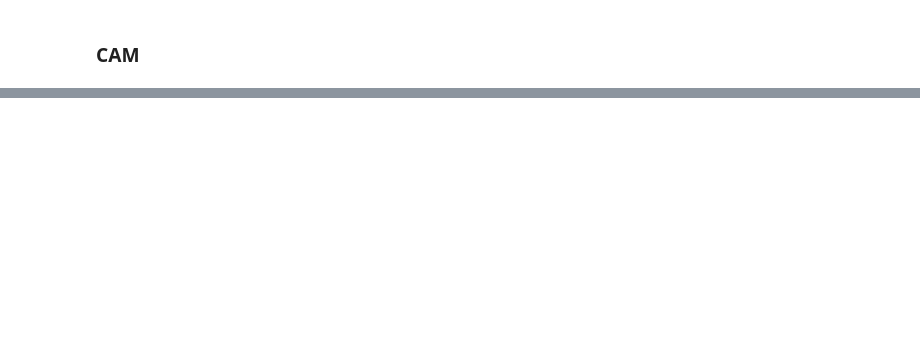
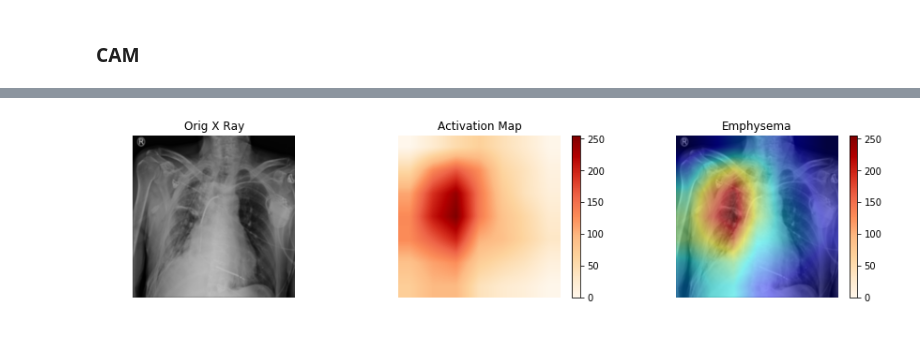
Before and after one commit to dattran2346/chestX-ray-14, a Jupyter notebook: src/CAM.ipynb, the cells around one changed output, grey strips where cells are left out. Cells and saved outputs as stored; diff of their text form; code cells hidden in the pictures; blank space fills up the shorter version.

```diff
--- a/src/CAM.ipynb
+++ b/src/CAM.ipynb
@@ -163,0 +148,4 @@ Parameter containing:
+# %%
+plot_cam_results(result, cam, image, disease)
+# %% [output]
+[figure, added]
```
Also changed, not shown: parts of 16 cells of this notebook, 2 other files.
